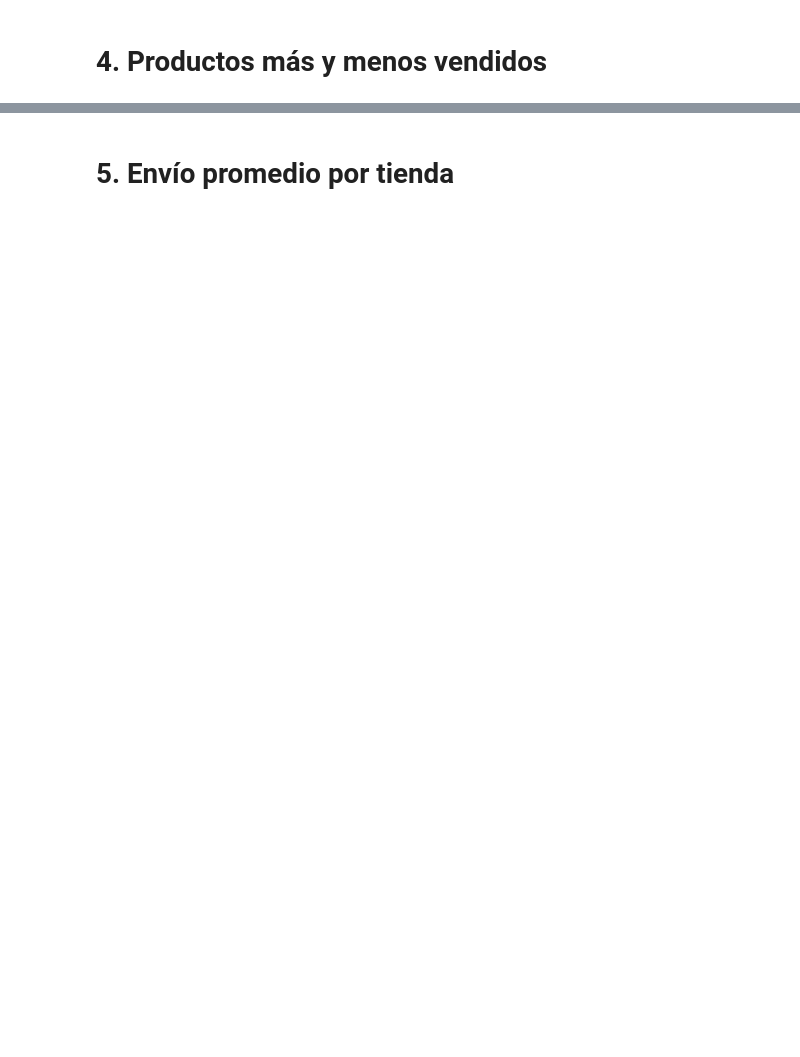
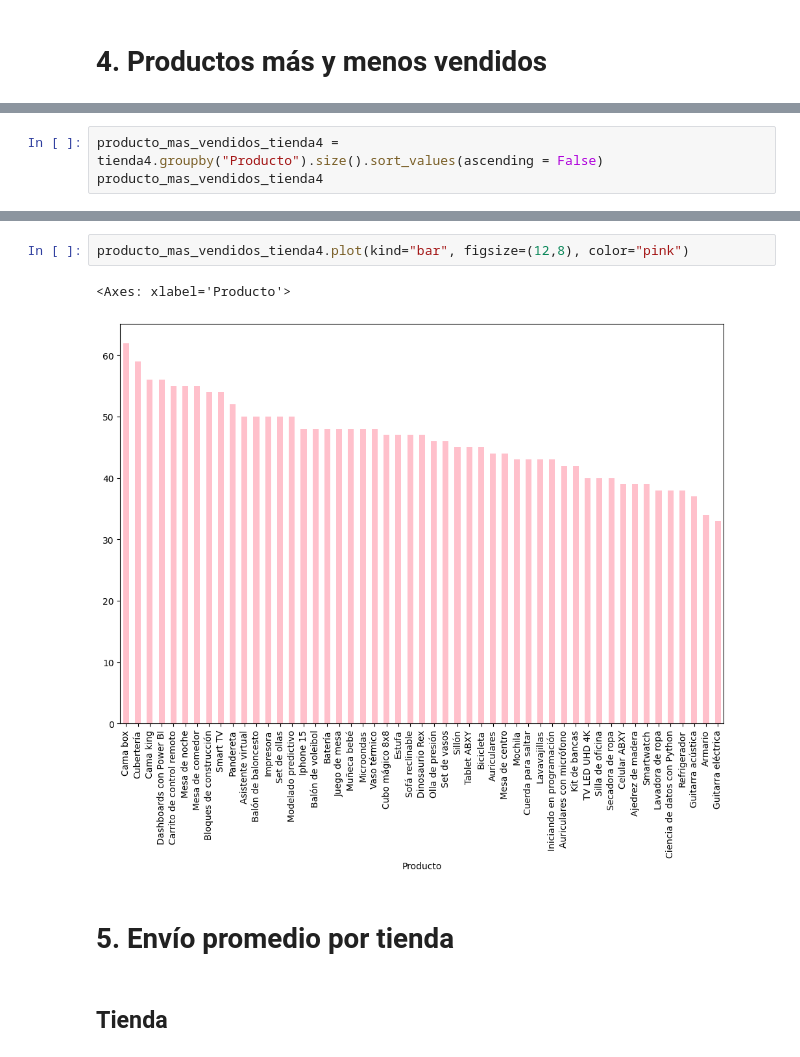
Before and after one commit to alejagamez26/DS, a Jupyter notebook: AluraStoreLatam.ipynb, the cells around one changed output, grey strips where cells are left out. Cells and saved outputs as stored; diff of their text form; blank space fills up the shorter version.

```diff
--- a/AluraStoreLatam.ipynb
+++ b/AluraStoreLatam.ipynb
@@ -33,0 +293,3 @@ tienda.head()
+# %%
+producto_mas_vendidos_tienda4 = tienda4.groupby("Producto").size().sort_values(ascending = False)
+producto_mas_vendidos_tienda4
@@ -34,2 +316,9 @@ tienda.head()
+# %%
+producto_mas_vendidos_tienda4.plot(kind="bar", figsize=(12,8), color="pink")
+# %% [output]
+<Axes: xlabel='Producto'>
+[figure, added]
 # %% [markdown]
 # 5. Envío promedio por tienda
+# %% [markdown]
+## **Tienda**
```
Also changed, not shown: parts of 75 cells of this notebook.
